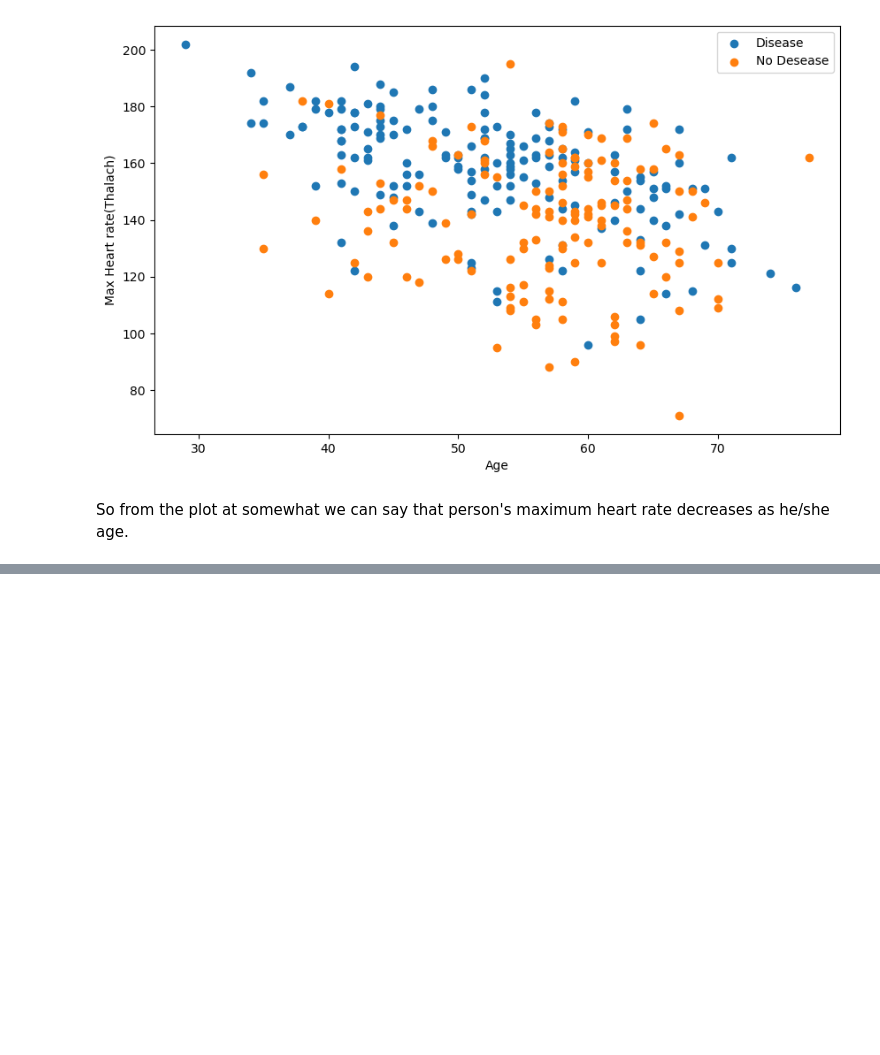
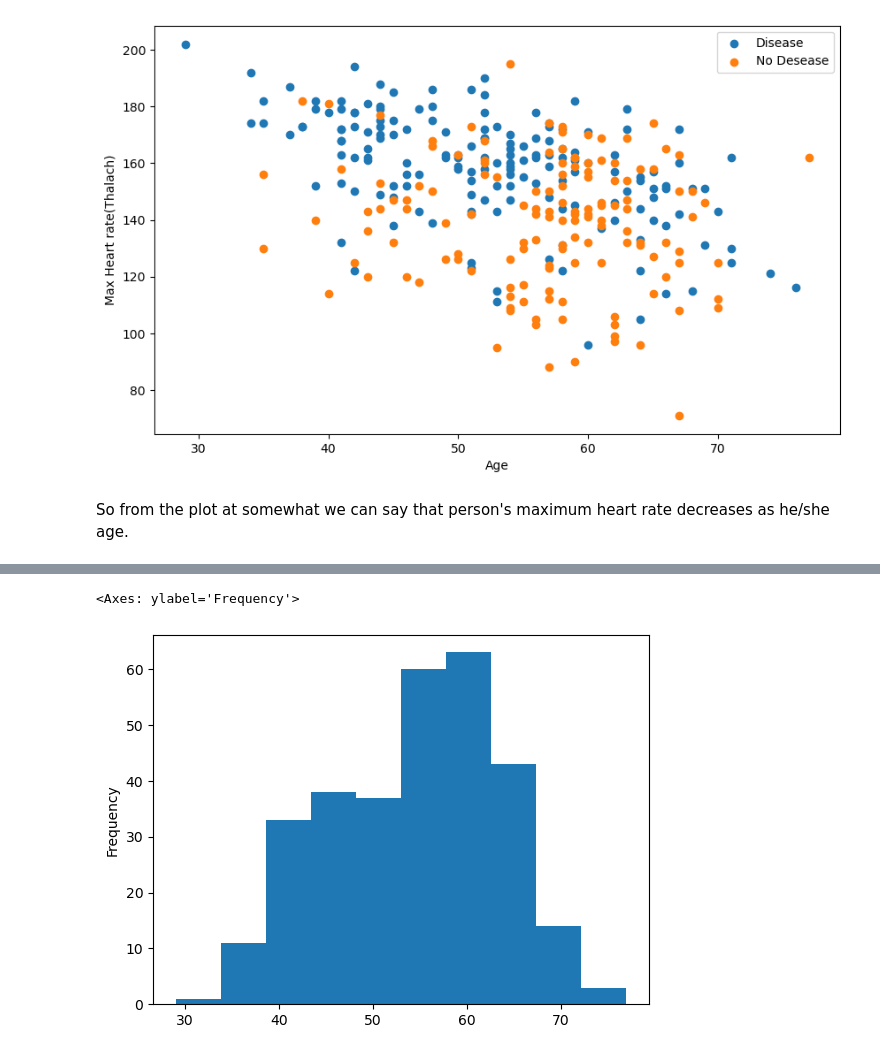
Before and after one commit to ShubhMPrajapati/heart-disease, a Jupyter notebook: main.ipynb, the cells around one changed output, grey strips where cells are left out. Cells and saved outputs as stored; diff of their text form; code cells hidden in the pictures; blank space fills up the shorter version.

```diff
--- a/main.ipynb
+++ b/main.ipynb
@@ -161,0 +188,5 @@ So from the plot at somewhat we can say that person's maximum heart rate decreas
+# %%
+data.age.plot.hist()
+# %% [output]
+<Axes: ylabel='Frequency'>
+[figure, added]
```
Also changed, not shown: parts of 9 cells of this notebook.
